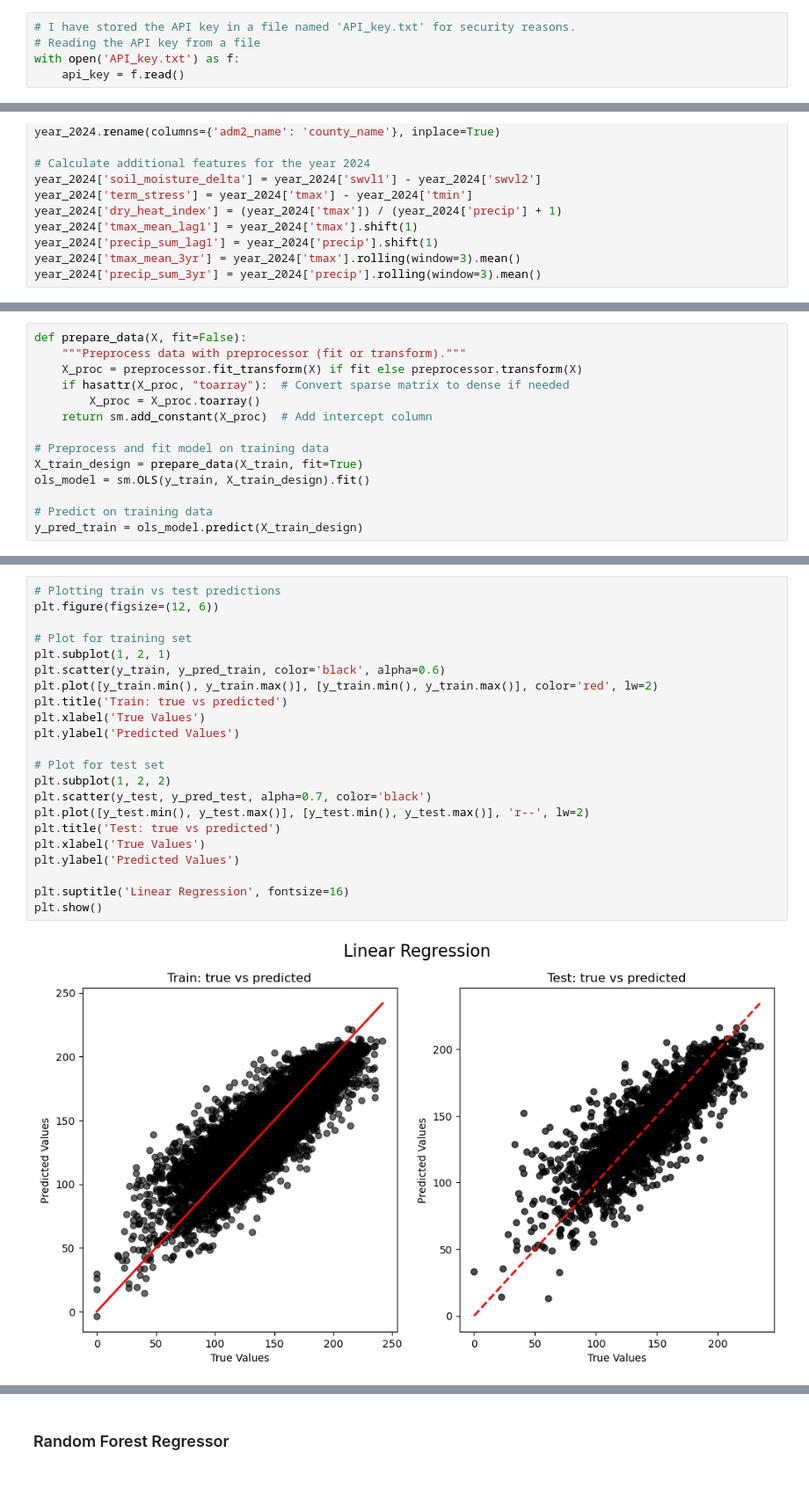
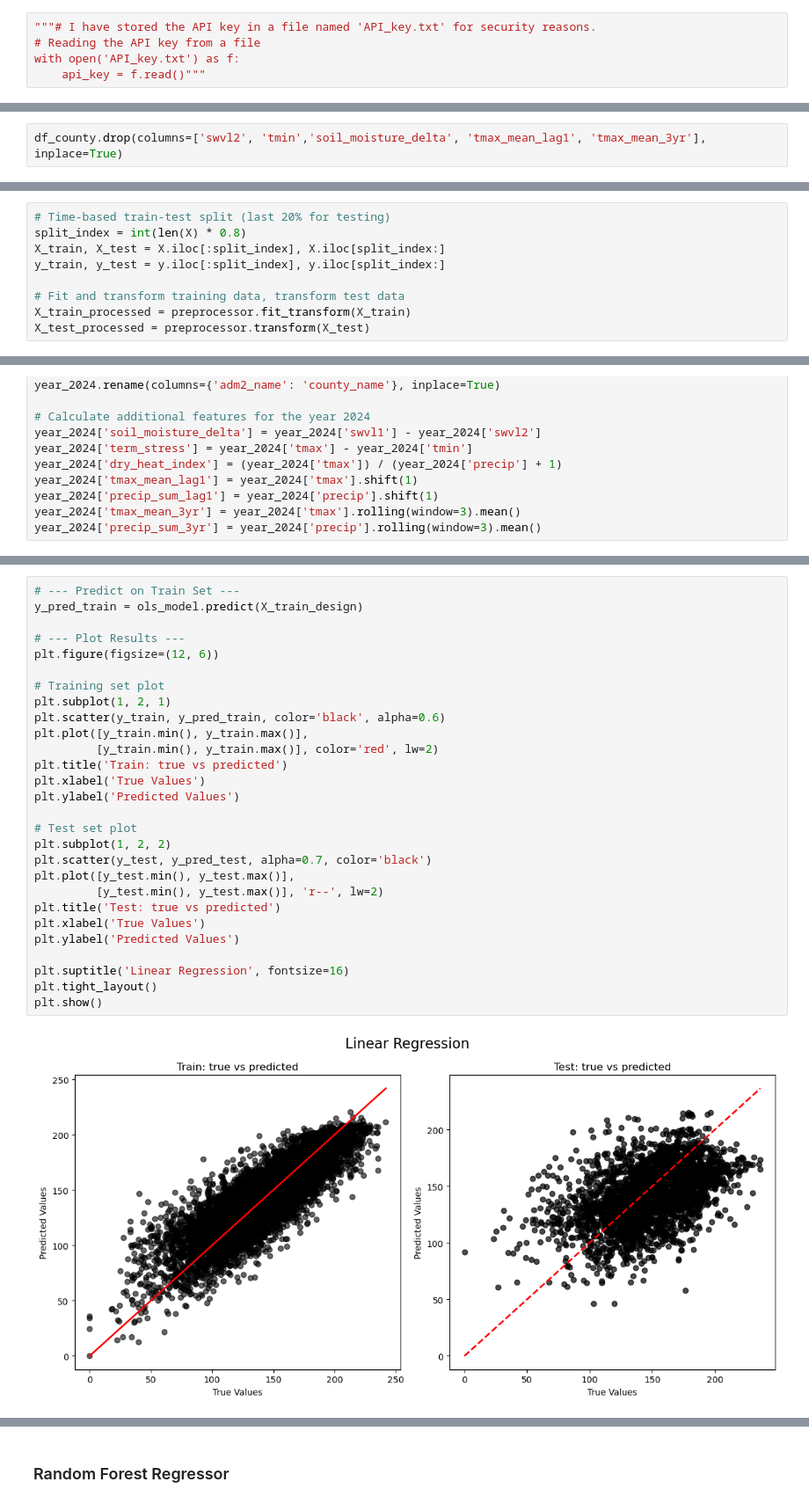
Before and after one commit to AntonioDonnangelo/Predicting-2024-US-Corn-Yield, a Jupyter notebook: Predicting_2024_US_Corn_Yield.ipynb, the cells around one changed output, grey strips where cells are left out. Shown at 88% size. Drawn from its saved outputs; the diff is of its cells as text; blank space fills up the shorter version.

```diff
--- a/Predicting_2024_US_Corn_Yield.ipynb
+++ b/Predicting_2024_US_Corn_Yield.ipynb
@@ -32,6 +33,6 @@ For data acquisition, I have decide to download the data directly from the [API]
 Then I wrote some code to download the data for each year and then, merge it in a uniqe .csv file. Skip this part if you download/have the data already for each year.
 # %%
-# I have stored the API key in a file named 'API_key.txt' for security reasons.
+"""# I have stored the API key in a file named 'API_key.txt' for security reasons.
 # Reading the API key from a file
 with open('API_key.txt') as f:
-    api_key = f.read()
+    api_key = f.read()"""
@@ -913,6 +903,8 @@ Index(['year', 'tmax', 'tmin', 'precip', 'swvl1', 'swvl2',
        'tmax_mean_lag1', 'precip_sum_lag1', 'tmax_mean_3yr', 'precip_sum_3yr',
        'county_name', 'Yield'],
       dtype='object')
+# %%
+df_county.drop(columns=['swvl2', 'tmin','soil_moisture_delta', 'tmax_mean_lag1', 'tmax_mean_3yr'], inplace=True)
 # %%
 df_county = df_county[df_county['year'] != 2024]  # Exclude year 2024 from the main dataset
 # %% [markdown]
@@ -955,3 +943,12 @@ X_train, X_test, y_train, y_test = train_test_split(X, y, test_size=0.2, random_
+# %%
+# Time-based train-test split (last 20% for testing)
+split_index = int(len(X) * 0.8)
+X_train, X_test = X.iloc[:split_index], X.iloc[split_index:]
+y_train, y_test = y.iloc[:split_index], y.iloc[split_index:]
+
+# Fit and transform training data, transform test data
+X_train_processed = preprocessor.fit_transform(X_train)
+X_test_processed = preprocessor.transform(X_test)
 # %% [markdown]
 ### Create the input for the models
 # %% [markdown]
@@ -986,15 +984 @@ Linear Regression is a simple, assumes a linear relationship between the input f
 It provides uncertainty estimates through standard errors, confidence intervals, or prediction intervals, but these depend heavily on assumptions (linearity).
-# %%
-def prepare_data(X, fit=False):
-    """Preprocess data with preprocessor (fit or transform)."""
-    X_proc = preprocessor.fit_transform(X) if fit else preprocessor.transform(X)
-    if hasattr(X_proc, "toarray"):  # Convert sparse matrix to dense if needed
-        X_proc = X_proc.toarray()
-    return sm.add_constant(X_proc)  # Add intercept column
-
-# Preprocess and fit model on training data
-X_train_design = prepare_data(X_train, fit=True)
-ols_model = sm.OLS(y_train, X_train_design).fit()
-
-# Predict on training data
-y_pred_train = ols_model.predict(X_train_design)
@@ -1040,24 +1062,30 @@ MSE: 344.12
 # %%
-# Plotting train vs test predictions
+# --- Predict on Train Set ---
+y_pred_train = ols_model.predict(X_train_design)
+
+# --- Plot Results ---
 plt.figure(figsize=(12, 6))
 
-# Plot for training set
+# Training set plot
 plt.subplot(1, 2, 1)
 plt.scatter(y_train, y_pred_train, color='black', alpha=0.6)
-plt.plot([y_train.min(), y_train.max()], [y_train.min(), y_train.max()], color='red', lw=2)
+plt.plot([y_train.min(), y_train.max()],
+         [y_train.min(), y_train.max()], color='red', lw=2)
 plt.title('Train: true vs predicted')
 plt.xlabel('True Values')
 plt.ylabel('Predicted Values')
 
-# Plot for test set
+# Test set plot
 plt.subplot(1, 2, 2)
 plt.scatter(y_test, y_pred_test, alpha=0.7, color='black')
-plt.plot([y_test.min(), y_test.max()], [y_test.min(), y_test.max()], 'r--', lw=2)
+plt.plot([y_test.min(), y_test.max()],
+         [y_test.min(), y_test.max()], 'r--', lw=2)
 plt.title('Test: true vs predicted')
 plt.xlabel('True Values')
 plt.ylabel('Predicted Values')
 
 plt.suptitle('Linear Regression', fontsize=16)
+plt.tight_layout()
 plt.show()
 # %% [output]
-[figure, old version]
+[figure, new version]
```
Also changed, not shown: parts of 51 cells of this notebook, 1 other file.
